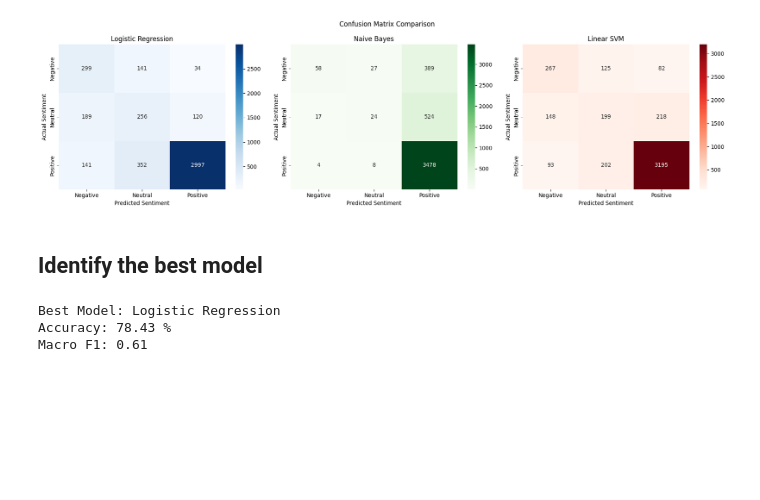
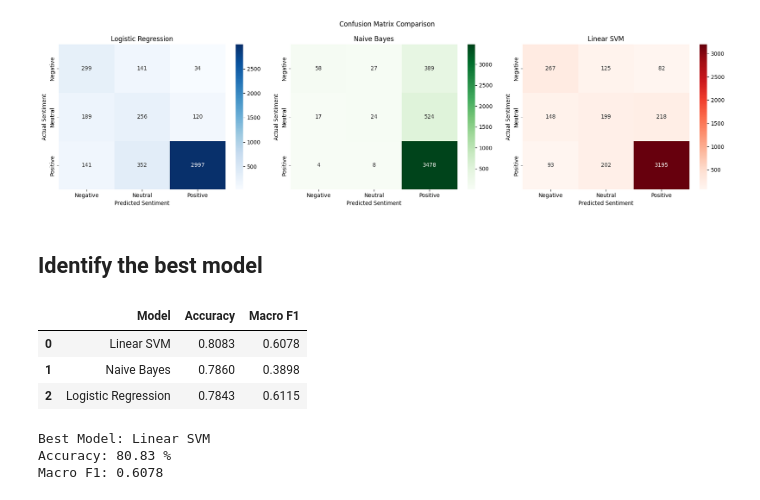
Before and after one commit to shahbaz-khan-ds/Sentiment-Analysis-Customer-Reviews, a Jupyter notebook: Setiment_analyses.ipynb, the cells around one changed output. Cells and saved outputs as stored; diff of their text form; code cells hidden in the pictures; blank space fills up the shorter version.

```diff
--- a/Setiment_analyses.ipynb
+++ b/Setiment_analyses.ipynb
@@ -922,15 +922,36 @@ plt.show()
 [figure]
 # %% [markdown]
 ## Identify the best model
-# %%
-best_model = comparison_df.loc[
-    comparison_df['F1 Score (Macro)'].idxmax()
-]
-
-print("Best Model:", best_model['Model'])
-print("Accuracy:", round(best_model['Accuracy'] * 100, 2), "%")
-print("Macro F1:", round(best_model['F1 Score (Macro)'], 2))
-# %% [output]
-Best Model: Logistic Regression
-Accuracy: 78.43 %
-Macro F1: 0.61
+# %%
+predictions = {
+    'Logistic Regression': y_pred,
+    'Naive Bayes': y_pred_nb,
+    'Linear SVM': y_pred_svm
+}
+
+results_df = pd.DataFrame([
+    {
+        'Model': name,
+        'Accuracy': accuracy_score(y_test, pred),
+        'Macro F1': f1_score(y_test, pred, average='macro')
+    }
+    for name, pred in predictions.items()
+])
+
+results_df = results_df.sort_values('Accuracy', ascending=False).reset_index(drop=True)
+
+display(results_df.style.format({'Accuracy': '{:.4f}', 'Macro F1': '{:.4f}'}))
+
+best_model = results_df.iloc[0]
+
+print("\nBest Model:", best_model['Model'])
+print("Accuracy:", round(best_model['Accuracy'] * 100, 2), "%")
+print("Macro F1:", round(best_model['Macro F1'], 4))
+# %% [output]
+|  | Model | Accuracy | Macro F1 |
+| 0 | Linear SVM | 0.8083 | 0.6078 |
+| 1 | Naive Bayes | 0.7860 | 0.3898 |
+| 2 | Logistic Regression | 0.7843 | 0.6115 |
+Best Model: Linear SVM
+Accuracy: 80.83 %
+Macro F1: 0.6078
```
Also changed, not shown: parts of 3 cells of this notebook.
